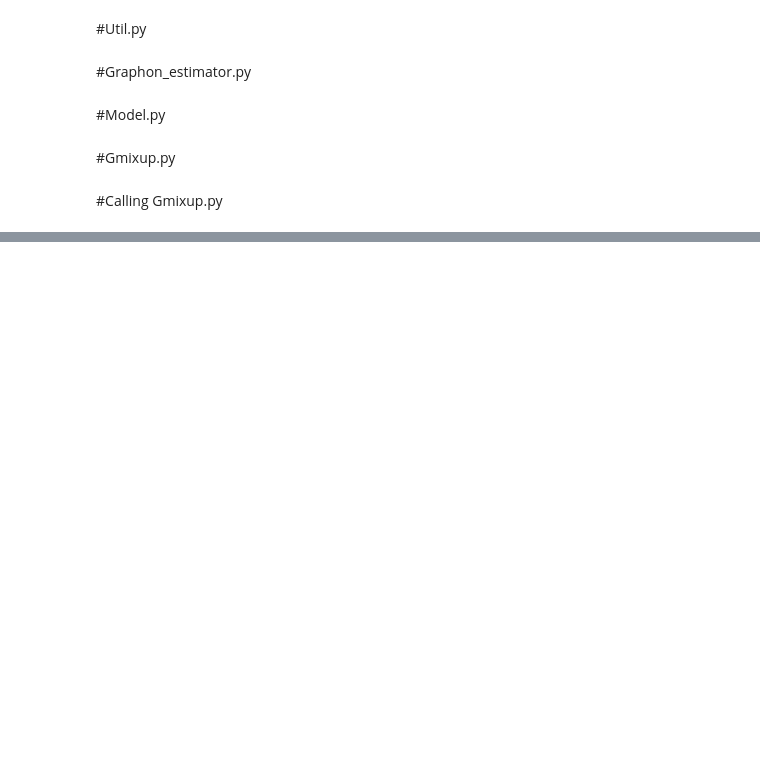
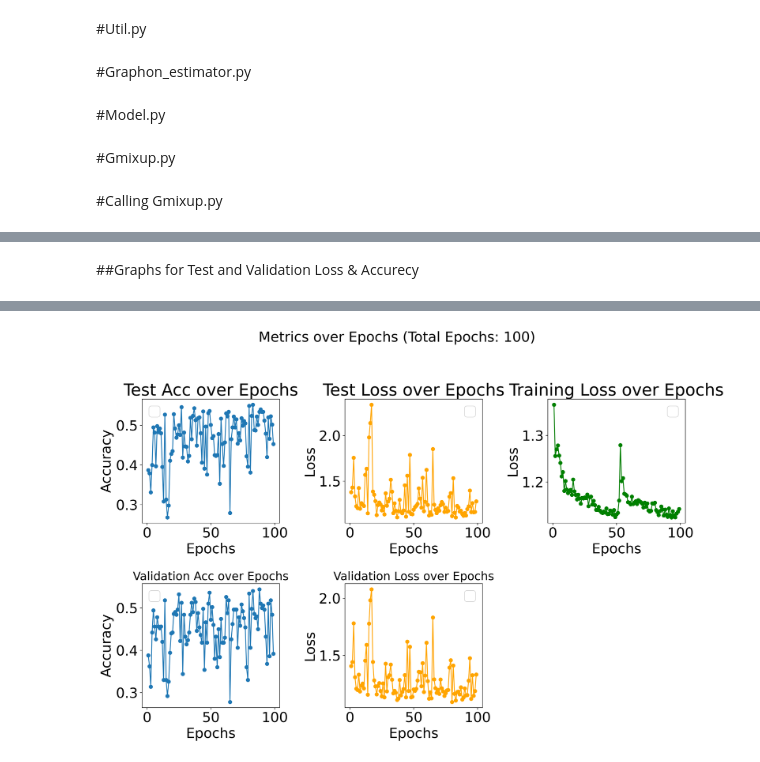
Before and after one commit to sumitsingh34/research-paper-g-mixup-enhancement, a Jupyter notebook: Paper_Code_Without_Augmented.ipynb, the cells around one changed output, grey strips where cells are left out. Cells and saved outputs as stored; diff of their text form; code cells hidden in the pictures; blank space fills up the shorter version.

```diff
--- a/Paper_Code_Without_Augmented.ipynb
+++ b/Paper_Code_Without_Augmented.ipynb
@@ -314,6 +314,15 @@ optimizer = torch.optim.Adam(model.parameters(), lr=learning_rate, weight_decay=
 scheduler = StepLR(optimizer, step_size=100, gamma=0.5)
 
 total_acc = 0
+
+# Create empty numpy arrays to accumulate metrics
+val_acc_array = np.zeros(num_epochs - 1)
+val_loss_array = np.zeros(num_epochs - 1)
+test_acc_array = np.zeros(num_epochs - 1)
+test_loss_array = np.zeros(num_epochs - 1)
+train_loss_array = np.zeros(num_epochs - 1)
+
+
 for epoch in range(1, num_epochs):
     model, train_loss = train(model, train_loader)
     train_acc = 0
@@ -322,8 +331,15 @@ for epoch in range(1, num_epochs):
     total_acc += test_acc
     scheduler.step()
 
-    #print('Epoch: {:03d}, Train Loss: {:.6f}, Val Loss: {:.6f}, Test Loss: {:.6f},  Val Acc: {: .6f}, Test Acc: {: .6f}'.format(
-    #   epoch, train_loss, val_loss, test_loss, val_acc, test_acc))
+     # Assign metrics for the current epoch to the corresponding array indices
+    val_acc_array[epoch - 1] = val_acc
+    val_loss_array[epoch - 1] = val_loss
+    test_acc_array[epoch - 1] = test_acc
+    test_loss_array[epoch - 1] = test_loss
+    train_loss_array[epoch -1] = train_loss
+
+    print('Epoch: {:03d}, Train Loss: {:.6f}, Val Loss: {:.6f}, Test Loss: {:.6f},  Val Acc: {: .6f}, Test Acc: {: .6f}'.format(
+       epoch, train_loss, val_loss, test_loss, val_acc, test_acc))
 
 print(f'\n Avg Accuracy:     {(total_acc / num_epochs)*100:.2f}%')
 # %% [output]
@@ -341,0 +374,52 @@ test_dataset size: 200
+# %% [markdown]
+##Graphs for Test and Validation Loss & Accurecy
+# %%
+import matplotlib.pyplot as plt2
+epochs = np.arange(1, num_epochs)
+plt2.figure(figsize=(15, 10))
+
+# Plotting Test Accuracy and Loss
+plt2.subplot(2, 3, 1)
+plt2.plot(epochs, test_acc_array, marker='o')
+plt2.title('Test Acc over Epochs')
+plt2.xlabel('Epochs')
+plt2.ylabel('Accuracy')
+plt2.legend()
+
+plt2.subplot(2, 3, 2)
+plt2.plot(epochs, test_loss_array, marker='o', color='orange')
+plt2.title('Test Loss over Epochs')
+plt2.xlabel('Epochs')
+plt2.ylabel('Loss')
+plt2.legend()
+
+#plotting training loss
+plt2.subplot(2, 3, 3)
+plt2.plot(epochs, train_loss_array, marker='o', color='green')
+plt2.title('Training Loss over Epochs')
+plt2.xlabel('Epochs')
+plt2.ylabel('Loss')
+plt2.legend()
+
+# Plotting Validation Accuracy and Loss
+plt2.subplot(2, 3, 4)
+plt2.plot(epochs, val_acc_array, marker='o')
+plt2.title('Validation Acc over Epochs', fontsize=20)
+plt2.xlabel('Epochs')
+plt2.ylabel('Accuracy')
+plt2.legend()
+
+plt2.subplot(2, 3, 5)
+plt2.plot(epochs, val_loss_array, marker='o', color='orange')
+plt2.title('Validation Loss over Epochs', fontsize=20)
+plt2.xlabel('Epochs')
+plt2.ylabel('Loss')
+plt2.legend()
+
+plt2.tight_layout(rect=[0, 0, 1, 0.96])  # Increase the value in the last parameter if needed
+
+plt2.suptitle('Metrics over Epochs (Total Epochs: {})'.format(num_epochs), y=1.02, fontsize=24)
+
+plt2.tight_layout()
+plt2.show()
+# %% [output]
@@ -341,0 +431 @@ test_dataset size: 200
+[figure, added]
```
Also changed, not shown: parts of 4 cells of this notebook.
